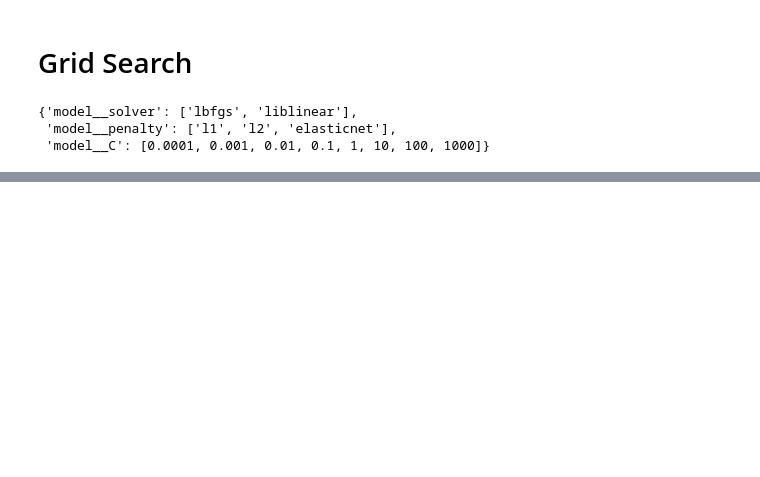
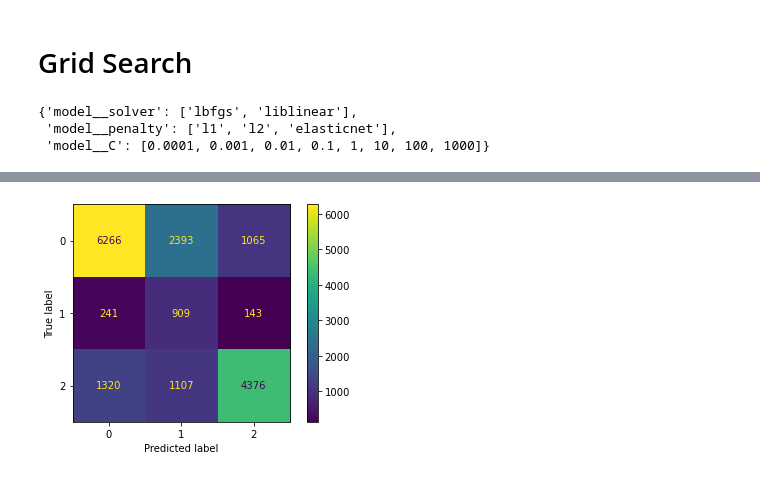
Before and after one commit to wasih790/Project_3_Tanzanian_Water_Wells, a Jupyter notebook: Simple Model/Multi-class Log Reg.ipynb, the cells around one changed output, grey strips where cells are left out. Cells and saved outputs as stored; diff of their text form; code cells hidden in the pictures; blank space fills up the shorter version.

Commit message:
got the best model for log res

```diff
--- a/Simple Model/Multi-class Log Reg.ipynb
+++ b/Simple Model/Multi-class Log Reg.ipynb
@@ -262,2 +262,2 @@ GridSearchCV(estimator=Pipeline(steps=[('preprocess',
 # %%
-# gs_pipe.fit(X_train,y_train)
+gs_pipe.fit(X_train,y_train)
@@ -267,0 +292,3 @@ gs_pip.best_score_
+# %%
+best_model = gs_pipe.best_estimator_
+best_model
@@ -267,0 +313,9 @@ gs_pip.best_score_
+# %%
+best_model.fit(X_train,y_train)
+best_y_pred = best_model.predict(X_test)
+cm = confusion_matrix(y_test, best_y_pred)
+disp = ConfusionMatrixDisplay(confusion_matrix=cm
+                              )
+disp.plot();
+# %% [output]
+[figure, added]
```
Also changed, not shown: parts of 13 cells of this notebook, 1 other file.
